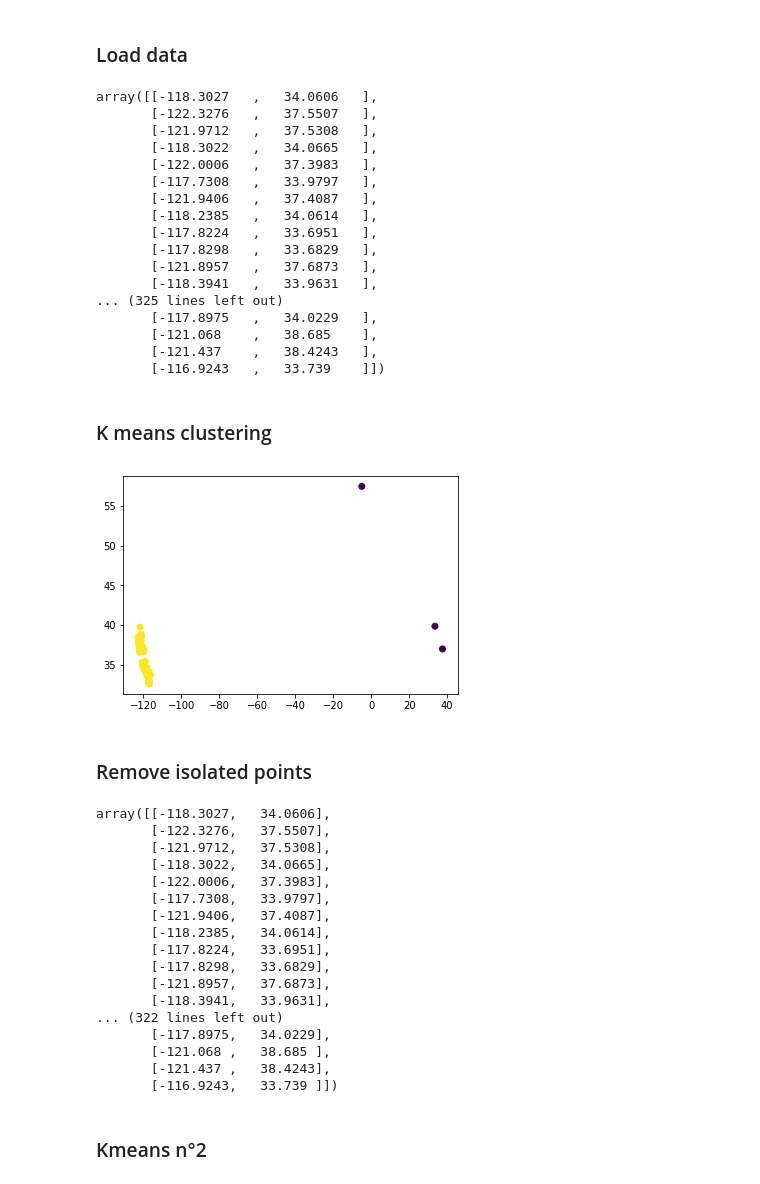
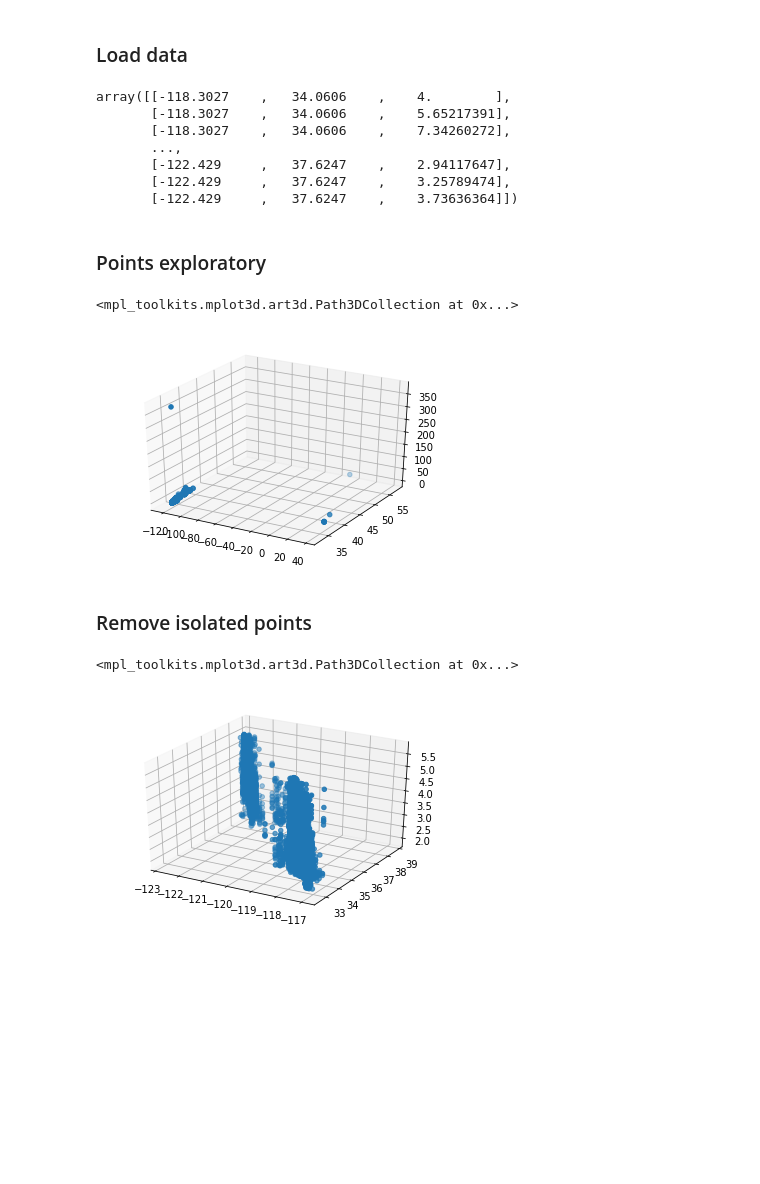
Before and after one commit to Jrmyy/data-mining-project, a Jupyter notebook: Geo clustering.ipynb, the cells around one changed output. Cells and saved outputs as stored; diff of their text form; code cells hidden in the pictures; blank space fills up the shorter version.

```diff
--- a/Geo clustering.ipynb
+++ b/Geo clustering.ipynb
@@ -15,62 +18,40 @@ from scipy.cluster.vq import kmeans2, whiten
 ### Load data
 # %%
 df = pd.read_csv('data/apartments-geo.csv')
-coordinates = df[['lng', 'lat']].loc[~(df['lat'].isna()) & ~(df['lng'].isna())].drop_duplicates().as_matrix()
+coordinates = df[['lng', 'lat', 'rent', 'size']].loc[~(df['lat'].isna()) & ~(df['lng'].isna()) & (df['rent'] > 0) & (df['size'] > 0)].drop_duplicates()
+coordinates['rent'] = coordinates['rent'] / coordinates['size']
+coordinates = coordinates.drop('size', axis=1).as_matrix()
 coordinates
 # %% [output]
-array([[-118.3027   ,   34.0606   ],
-       [-122.3276   ,   37.5507   ],
-       [-121.9712   ,   37.5308   ],
-       [-118.3022   ,   34.0665   ],
-       [-122.0006   ,   37.3983   ],
-       [-117.7308   ,   33.9797   ],
-       [-121.9406   ,   37.4087   ],
-       [-118.2385   ,   34.0614   ],
-       [-117.8224   ,   33.6951   ],
-       [-117.8298   ,   33.6829   ],
-       [-121.8957   ,   37.6873   ],
-       [-118.3941   ,   33.9631   ],
-... (325 lines left out)
-       [-117.8975   ,   34.0229   ],
-       [-121.068    ,   38.685    ],
-       [-121.437    ,   38.4243   ],
-       [-116.9243   ,   33.739    ]])
+array([[-118.3027    ,   34.0606    ,    4.        ],
+       [-118.3027    ,   34.0606    ,    5.65217391],
+       [-118.3027    ,   34.0606    ,    7.34260272],
+       ...,
+       [-122.429     ,   37.6247    ,    2.94117647],
+       [-122.429     ,   37.6247    ,    3.25789474],
+       [-122.429     ,   37.6247    ,    3.73636364]])
-# %% [markdown]
-### K means clustering
-# %%
-x, y = kmeans2(whiten(coordinates), 3, iter=1000)
-plt.scatter(coordinates[:,0], coordinates[:,1], c=y);
-plt.show()
-# %% [output]
-[figure, removed]
+# %% [markdown]
+### Points exploratory
+# %%
+fig = plt.figure()
+ax = fig.add_subplot(111, projection='3d')
+ax.scatter(coordinates[:,0], coordinates[:,1], coordinates[:,2])
+# %% [output]
+<mpl_toolkits.mplot3d.art3d.Path3DCollection at 0x...>
+[figure, added]
 # %% [markdown]
 ### Remove isolated points
 # %%
 avg = coordinates.mean(axis=0)
 cleaned_coordinates = []
 for x in coordinates:
-    if abs(x[0] - avg[0]) / abs(avg[0]) <= 0.5 and abs(x[1] - avg[1]) / abs(avg[1]) <= 0.5:
+    if abs(x[0] - avg[0]) / abs(avg[0]) <= 0.5 and abs(x[1] - avg[1]) / abs(avg[1]) <= 0.5 and abs(x[2] - avg[2]) / abs(avg[2]) <= 0.5:
         cleaned_coordinates.append(x)
 
 cleaned_coordinates = np.array(cleaned_coordinates)
-cleaned_coordinates
+fig = plt.figure()
+ax = fig.add_subplot(111, projection='3d')
+ax.scatter(cleaned_coordinates[:,0], cleaned_coordinates[:,1], cleaned_coordinates[:,2])
 # %% [output]
-array([[-118.3027,   34.0606],
-       [-122.3276,   37.5507],
-       [-121.9712,   37.5308],
-       [-118.3022,   34.0665],
-       [-122.0006,   37.3983],
-       [-117.7308,   33.9797],
-       [-121.9406,   37.4087],
-       [-118.2385,   34.0614],
-       [-117.8224,   33.6951],
-       [-117.8298,   33.6829],
-       [-121.8957,   37.6873],
-       [-118.3941,   33.9631],
-... (322 lines left out)
-       [-117.8975,   34.0229],
-       [-121.068 ,   38.685 ],
-       [-121.437 ,   38.4243],
-       [-116.9243,   33.739 ]])
+<mpl_toolkits.mplot3d.art3d.Path3DCollection at 0x...>
+[figure, added]
-# %% [markdown]
-### Kmeans n°2
```
Also changed, not shown: parts of 8 cells of this notebook.
